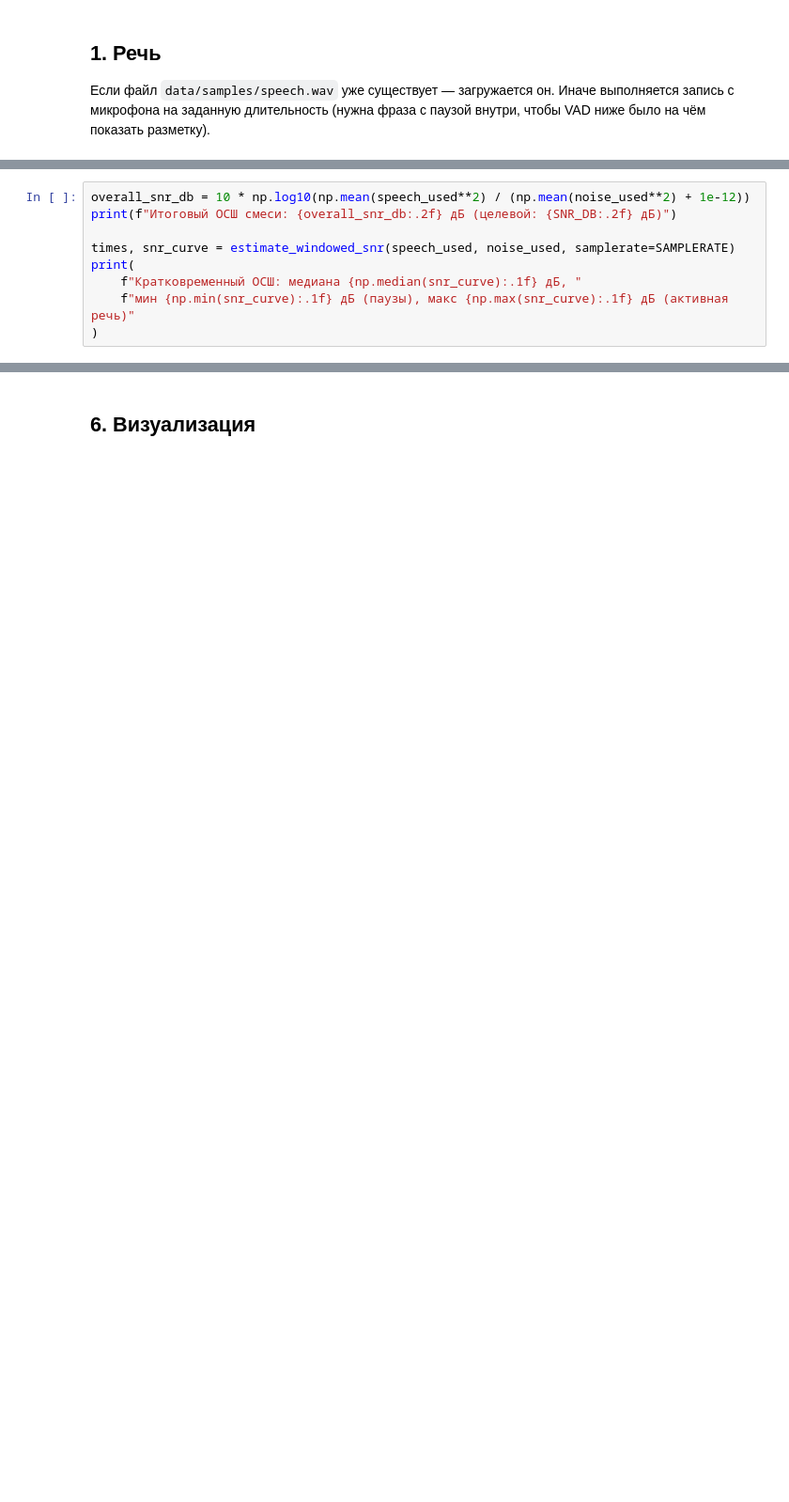
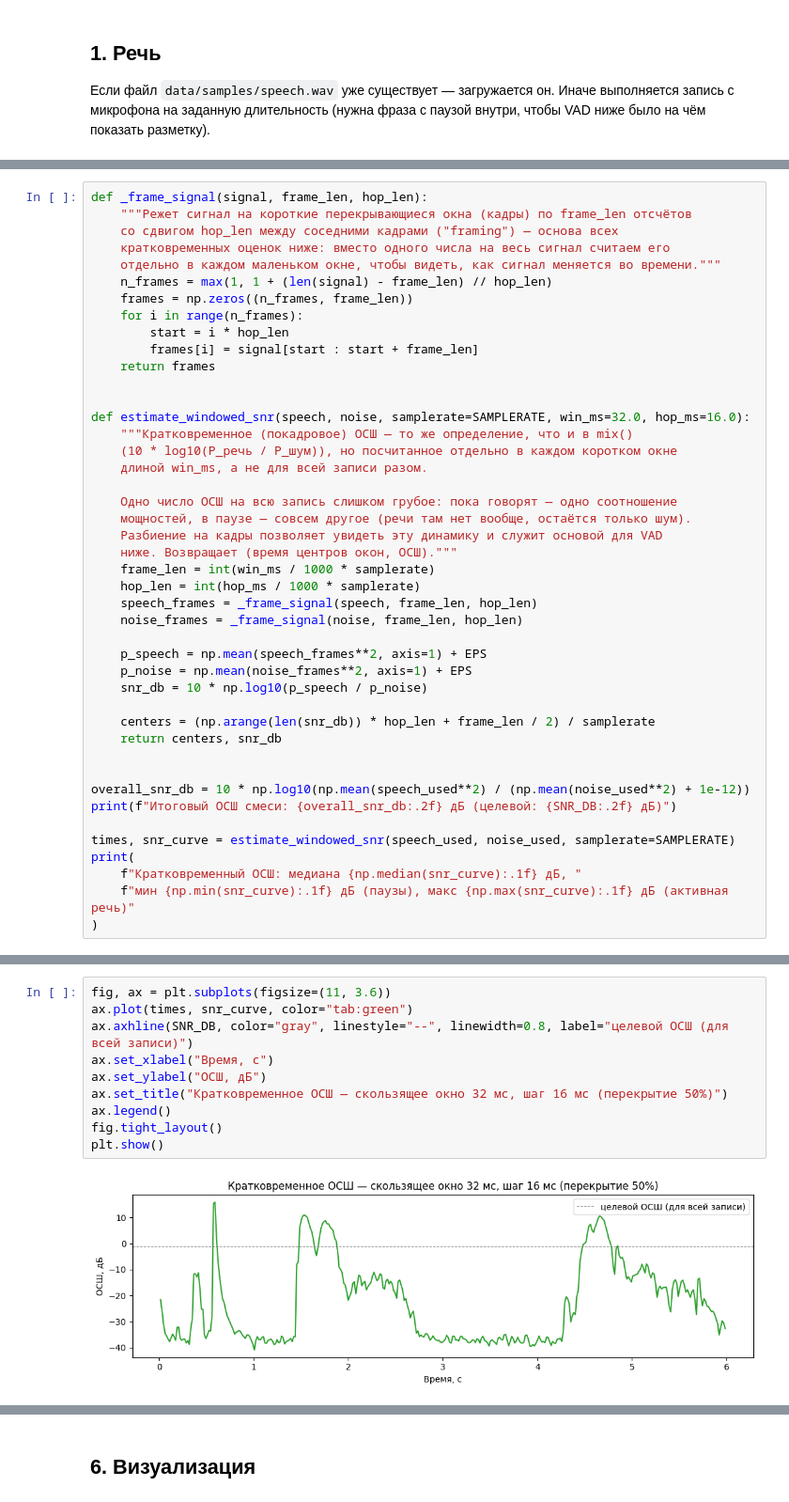
Before and after one commit to Marks473/voice-noise-suppression, a Jupyter notebook: notebooks/stage01_data_vad.ipynb, the cells around one changed output, grey strips where cells are left out. Shown at 94% size. Cells and saved outputs as stored; diff of their text form; blank space fills up the shorter version.

```diff
--- a/notebooks/stage01_data_vad.ipynb
+++ b/notebooks/stage01_data_vad.ipynb
@@ -62,5 +265,40 @@ print(f"Сохранено: {MIX_PATH}")
 Поскольку речь и шум смешивались программно, обе составляющие известны по отдельности — это и заменяет физический тестовый стенд (см. `PLAN.md`, «Ограничения и допущения»).
 # %%
+def _frame_signal(signal, frame_len, hop_len):
+    """Режет сигнал на короткие перекрывающиеся окна (кадры) по frame_len отсчётов
+    со сдвигом hop_len между соседними кадрами ("framing") — основа всех
+    кратковременных оценок ниже: вместо одного числа на весь сигнал считаем его
+    отдельно в каждом маленьком окне, чтобы видеть, как сигнал меняется во времени."""
+    n_frames = max(1, 1 + (len(signal) - frame_len) // hop_len)
+    frames = np.zeros((n_frames, frame_len))
+    for i in range(n_frames):
+        start = i * hop_len
+        frames[i] = signal[start : start + frame_len]
+    return frames
+
+
+def estimate_windowed_snr(speech, noise, samplerate=SAMPLERATE, win_ms=32.0, hop_ms=16.0):
+    """Кратковременное (покадровое) ОСШ — то же определение, что и в mix()
+    (10 * log10(P_речь / P_шум)), но посчитанное отдельно в каждом коротком окне
+    длиной win_ms, а не для всей записи разом.
+
+    Одно число ОСШ на всю запись слишком грубое: пока говорят — одно соотношение
+    мощностей, в паузе — совсем другое (речи там нет вообще, остаётся только шум).
+    Разбиение на кадры позволяет увидеть эту динамику и служит основой для VAD
+    ниже. Возвращает (время центров окон, ОСШ)."""
+    frame_len = int(win_ms / 1000 * samplerate)
+    hop_len = int(hop_ms / 1000 * samplerate)
+    speech_frames = _frame_signal(speech, frame_len, hop_len)
+    noise_frames = _frame_signal(noise, frame_len, hop_len)
+
+    p_speech = np.mean(speech_frames**2, axis=1) + EPS
+    p_noise = np.mean(noise_frames**2, axis=1) + EPS
+    snr_db = 10 * np.log10(p_speech / p_noise)
+
+    centers = (np.arange(len(snr_db)) * hop_len + frame_len / 2) / samplerate
+    return centers, snr_db
+
+
 overall_snr_db = 10 * np.log10(np.mean(speech_used**2) / (np.mean(noise_used**2) + 1e-12))
 print(f"Итоговый ОСШ смеси: {overall_snr_db:.2f} дБ (целевой: {SNR_DB:.2f} дБ)")
 
@@ -75,3 +313,15 @@ print(
+# %%
+fig, ax = plt.subplots(figsize=(11, 3.6))
+ax.plot(times, snr_curve, color="tab:green")
+ax.axhline(SNR_DB, color="gray", linestyle="--", linewidth=0.8, label="целевой ОСШ (для всей записи)")
+ax.set_xlabel("Время, с")
+ax.set_ylabel("ОСШ, дБ")
+ax.set_title("Кратковременное ОСШ — скользящее окно 32 мс, шаг 16 мс (перекрытие 50%)")
+ax.legend()
+fig.tight_layout()
+plt.show()
+# %% [output]
+[figure, added]
 # %% [markdown]
 ## 5. Энергетический VAD
 
```
Also changed, not shown: parts of 14 cells of this notebook, 2 other files.
